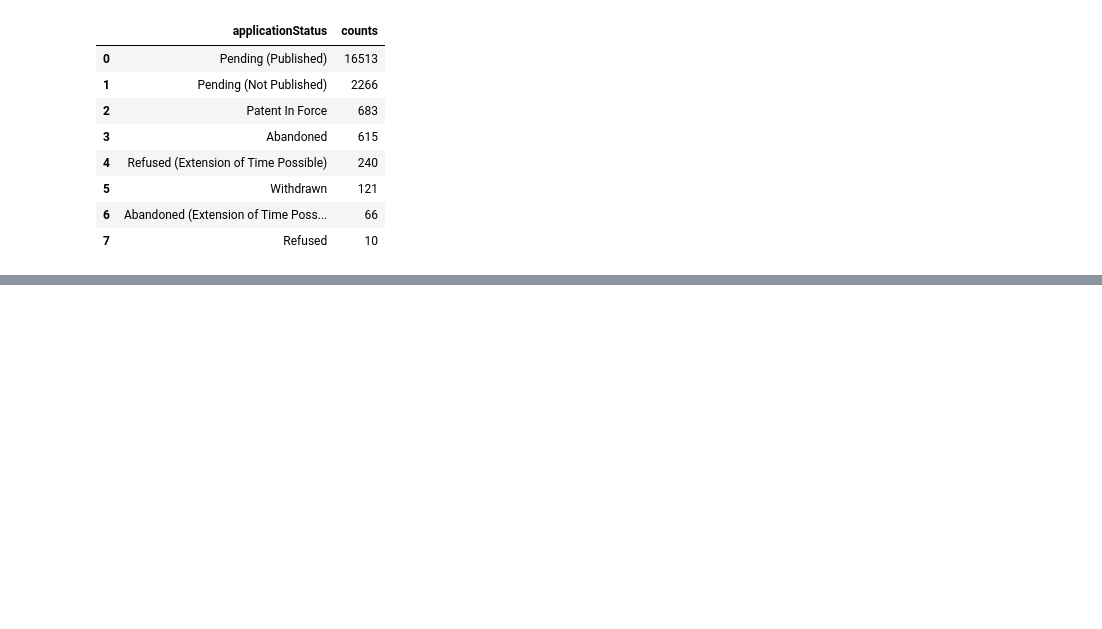
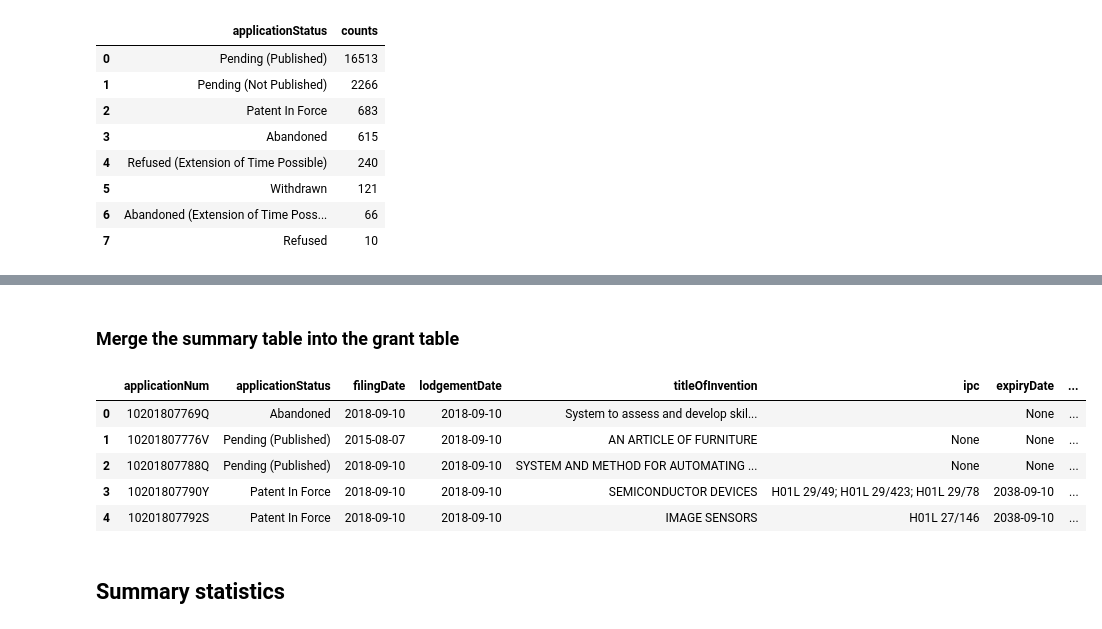
Before and after one commit to TristanKoh/sg-patents-dashboard, a Jupyter notebook: Code/EDA.ipynb, the cells around one changed output, grey strips where cells are left out. Drawn from its saved outputs; the diff is of its cells as text; code cells hidden in the pictures; blank space fills up the shorter version.

```diff
--- a/Code/EDA.ipynb
+++ b/Code/EDA.ipynb
@@ -1,5 +1,5 @@
 # %%
-PATH = "C:\\Users\\Tristan\\Desktop\\Computational_Law\\IP_Dashboard\\Data"
+PATH = "C:\\Users\\Tristan\\Desktop\\Computational_Law\\IP_Dashboard\\ip_dashboard\\Data"
 # %%
 import pandas as pd
 import sqlite3
@@ -77,0 +80,5 @@ df_appstatus
+# %%
+# Connect and pull everything from the db
+con = sqlite3.connect(PATH+"\\patents.db")
+df_summary = pd.read_sql_query("SELECT * FROM summary", con)
+df_grant = pd.read_sql_query("SELECT * FROM grant_renewal", con)
@@ -77,0 +124,2 @@ df_appstatus
+# %% [markdown]
+### Merge the summary table into the grant table
@@ -77,0 +129,11 @@ df_appstatus
+# %%
+df_merged.head()
+# %% [output]
+|  | applicationNum | applicationStatus | filingDate | lodgementDate | titleOfInvention | ipc | expiryDate | ... |
+| 0 | 10201807769Q | Abandoned | 2018-09-10 | 2018-09-10 | System to assess and develop skil... |  | None | ... |
+| 1 | 10201807776V | Pending (Published) | 2015-08-07 | 2018-09-10 | AN ARTICLE OF FURNITURE | None | None | ... |
+| 2 | 10201807788Q | Pending (Published) | 2018-09-10 | 2018-09-10 | SYSTEM AND METHOD FOR AUTOMATING ... | None | None | ... |
+| 3 | 10201807790Y | Patent In Force | 2018-09-10 | 2018-09-10 | SEMICONDUCTOR DEVICES | H01L 29/49; H01L 29/423; H01L 29/78 | 2038-09-10 | ... |
+| 4 | 10201807792S | Patent In Force | 2018-09-10 | 2018-09-10 | IMAGE SENSORS | H01L 27/146 | 2038-09-10 | ... |
+# %% [markdown]
+## Summary statistics
```
Also changed, not shown: parts of 13 cells of this notebook, 1 other file.
